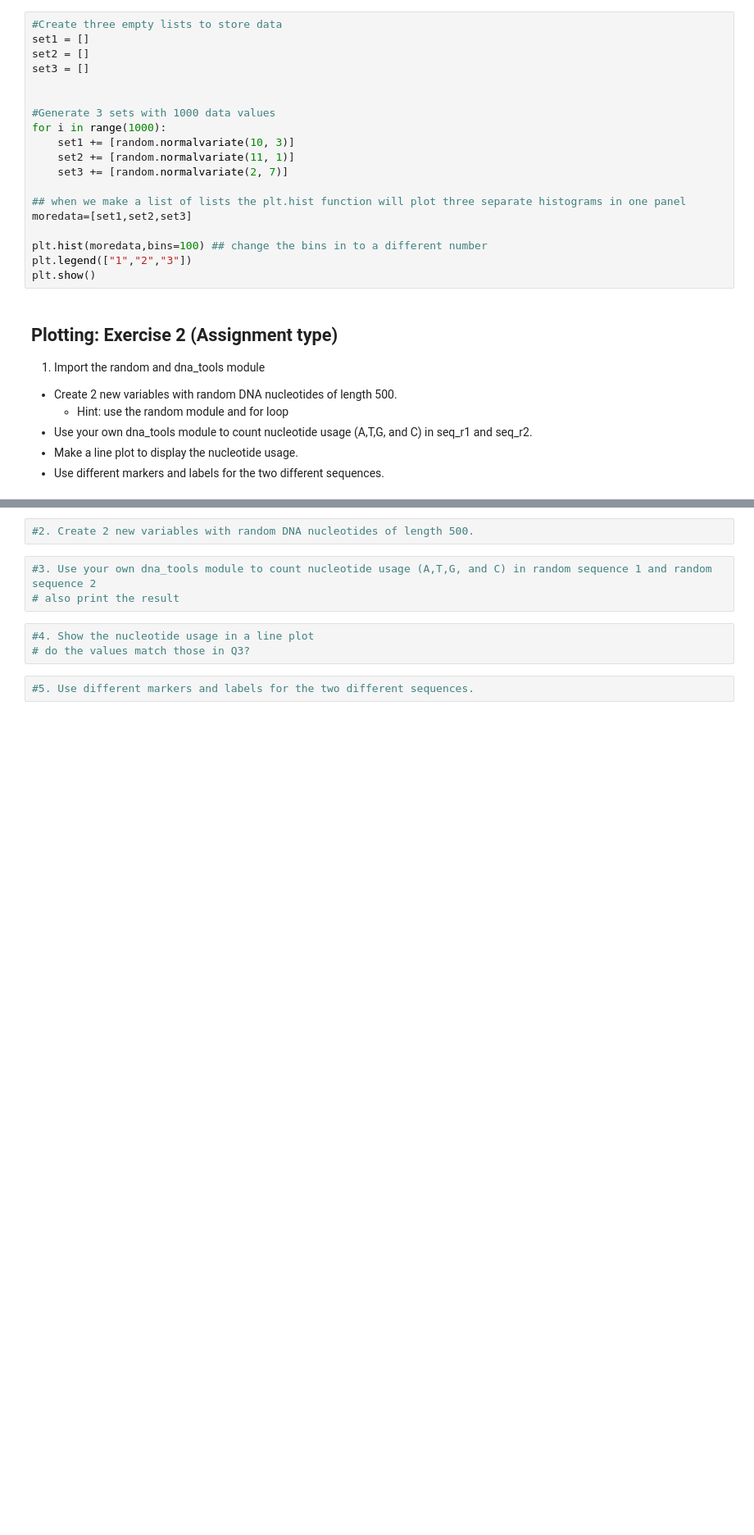
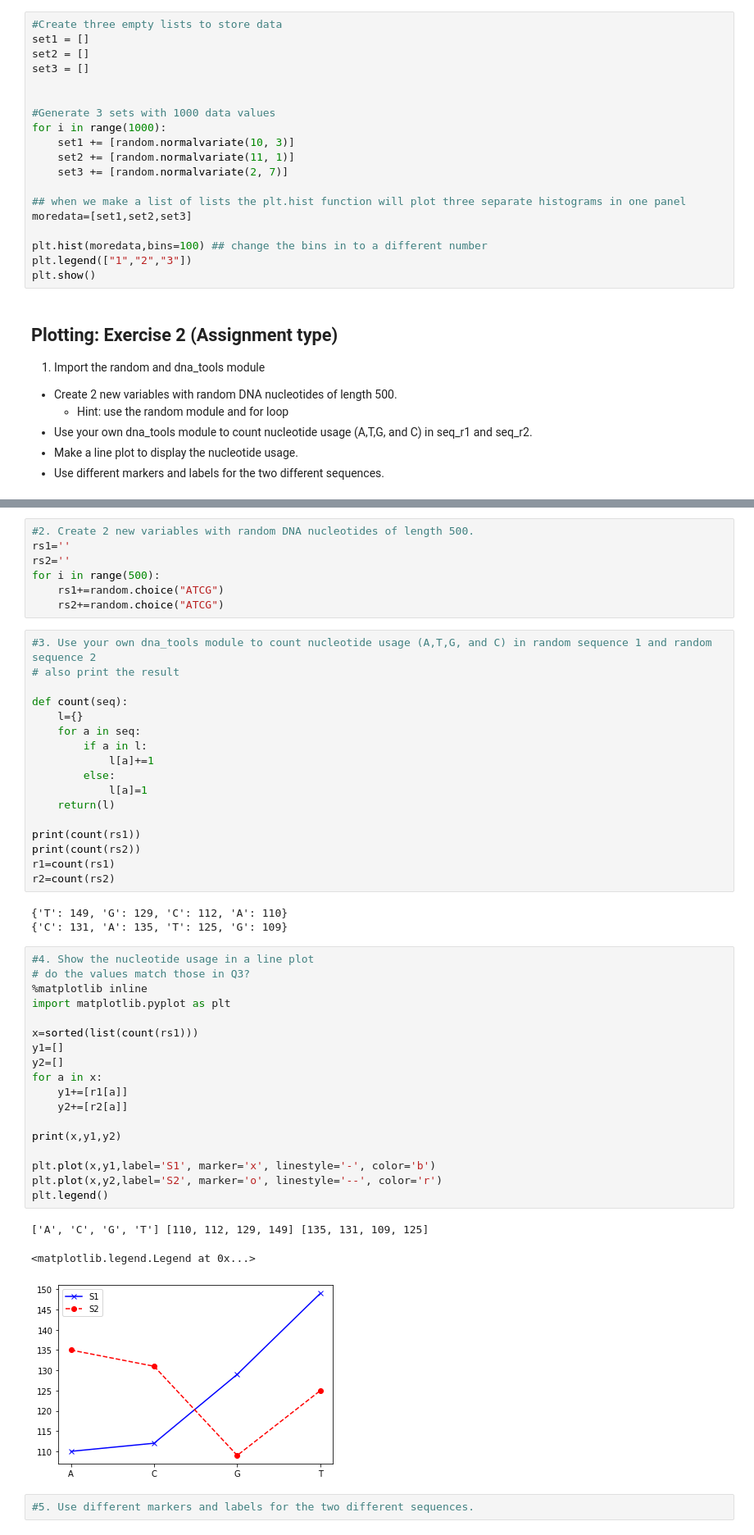
Before and after one commit to ChenYongyan-uu/1, a Jupyter notebook: day4/Day_4a_Plotting_Exercises_MSc_2020_Feb_P3.ipynb, the cells around one changed output, grey strips where cells are left out. Shown: that part at 82% size. Saved outputs shown, nothing was run; the diff lists cells and outputs as text; blank space fills up the shorter version.

```diff
--- a/day4/Day_4a_Plotting_Exercises_MSc_2020_Feb_P3.ipynb
+++ b/day4/Day_4a_Plotting_Exercises_MSc_2020_Feb_P3.ipynb
@@ -183,11 +224,52 @@ plt.show()
 # %%
 #2. Create 2 new variables with random DNA nucleotides of length 500.
+rs1=''
+rs2=''
+for i in range(500):
+    rs1+=random.choice("ATCG")
+    rs2+=random.choice("ATCG")
 # %%
 #3. Use your own dna_tools module to count nucleotide usage (A,T,G, and C) in random sequence 1 and random sequence 2
 # also print the result
+
+def count(seq):
+    l={}
+    for a in seq:
+        if a in l:
+            l[a]+=1
+        else:
+            l[a]=1
+    return(l)
+
+print(count(rs1))
+print(count(rs2))
+r1=count(rs1)
+r2=count(rs2)
+# %% [output]
+{'T': 149, 'G': 129, 'C': 112, 'A': 110}
+{'C': 131, 'A': 135, 'T': 125, 'G': 109}
-# %%
-#4. Show the nucleotide usage in a line plot
-# do the values match those in Q3?
+# %%
+#4. Show the nucleotide usage in a line plot
+# do the values match those in Q3?
+%matplotlib inline
+import matplotlib.pyplot as plt
+
+x=sorted(list(count(rs1)))
+y1=[]
+y2=[]
+for a in x:
+    y1+=[r1[a]]
+    y2+=[r2[a]]
+
+print(x,y1,y2)
+
+plt.plot(x,y1,label='S1', marker='x', linestyle='-', color='b')
+plt.plot(x,y2,label='S2', marker='o', linestyle='--', color='r')
+plt.legend()
+# %% [output]
+['A', 'C', 'G', 'T'] [110, 112, 129, 149] [135, 131, 109, 125]
+<matplotlib.legend.Legend at 0x...>
+[figure, added]
 # %%
 #5. Use different markers and labels for the two different sequences.
 # %% [markdown]
```
Also changed, not shown: parts of 14 cells of this notebook, 19 other files.
